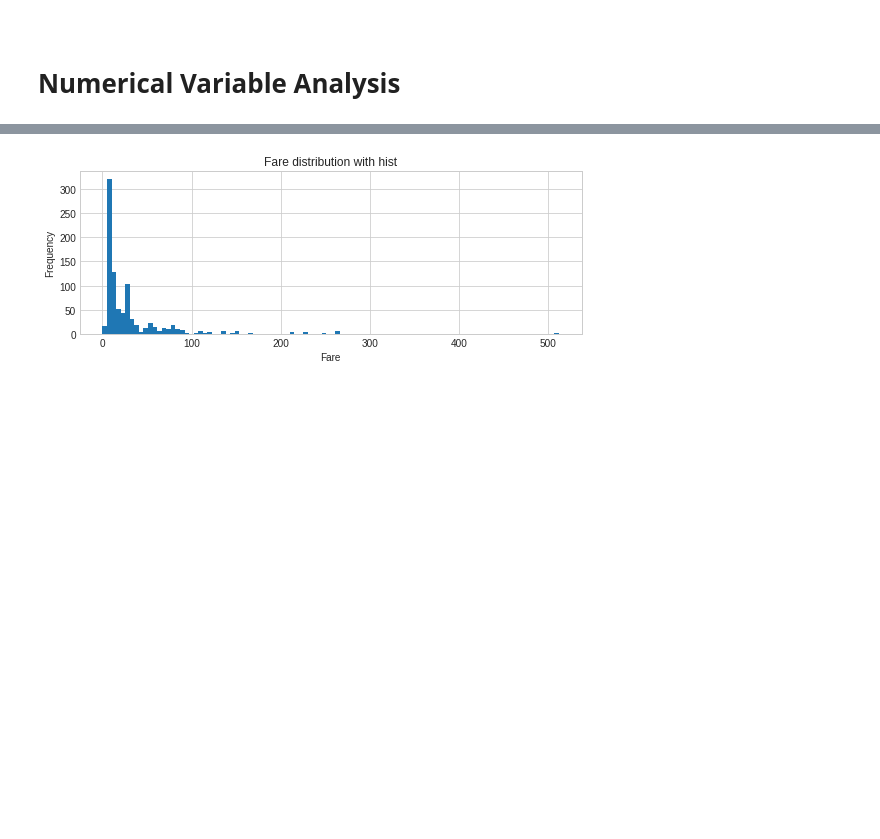
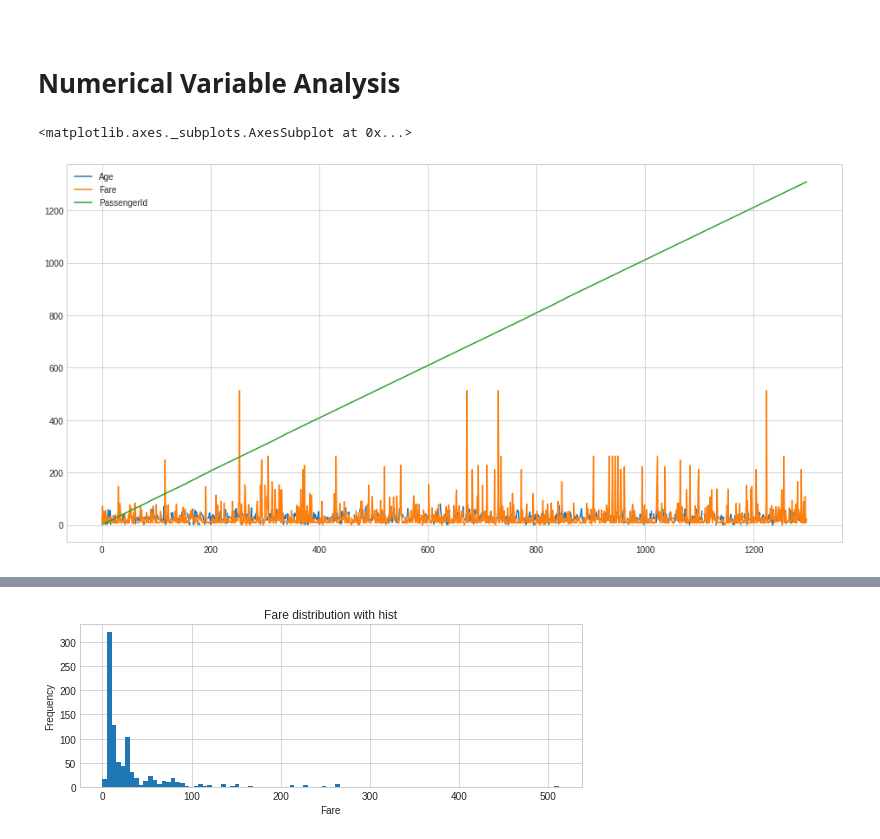
Before and after one commit to merdogan97/Projects, a Jupyter notebook: Titanic_Project_25_02_2022.ipynb, the cells around one changed output, grey strips where cells are left out. Saved outputs shown, nothing was run; the diff lists cells and outputs as text; code cells hidden in the pictures; blank space fills up the shorter version.

```diff
--- a/Titanic_Project_25_02_2022.ipynb
+++ b/Titanic_Project_25_02_2022.ipynb
@@ -269,3 +269,9 @@ Name: Ticket, Length: 681, dtype: int64
 # %% [markdown]
 <a id ="5"></a><br>
 # **Numerical Variable Analysis**
+# %%
+df_train = train_df.loc[:,["Age","Fare","PassengerId"]]
+df_train.plot(figsize=(16,8))
+# %% [output]
+<matplotlib.axes._subplots.AxesSubplot at 0x...>
+[figure, added]
```
Also changed, not shown: parts of 12 cells of this notebook.
